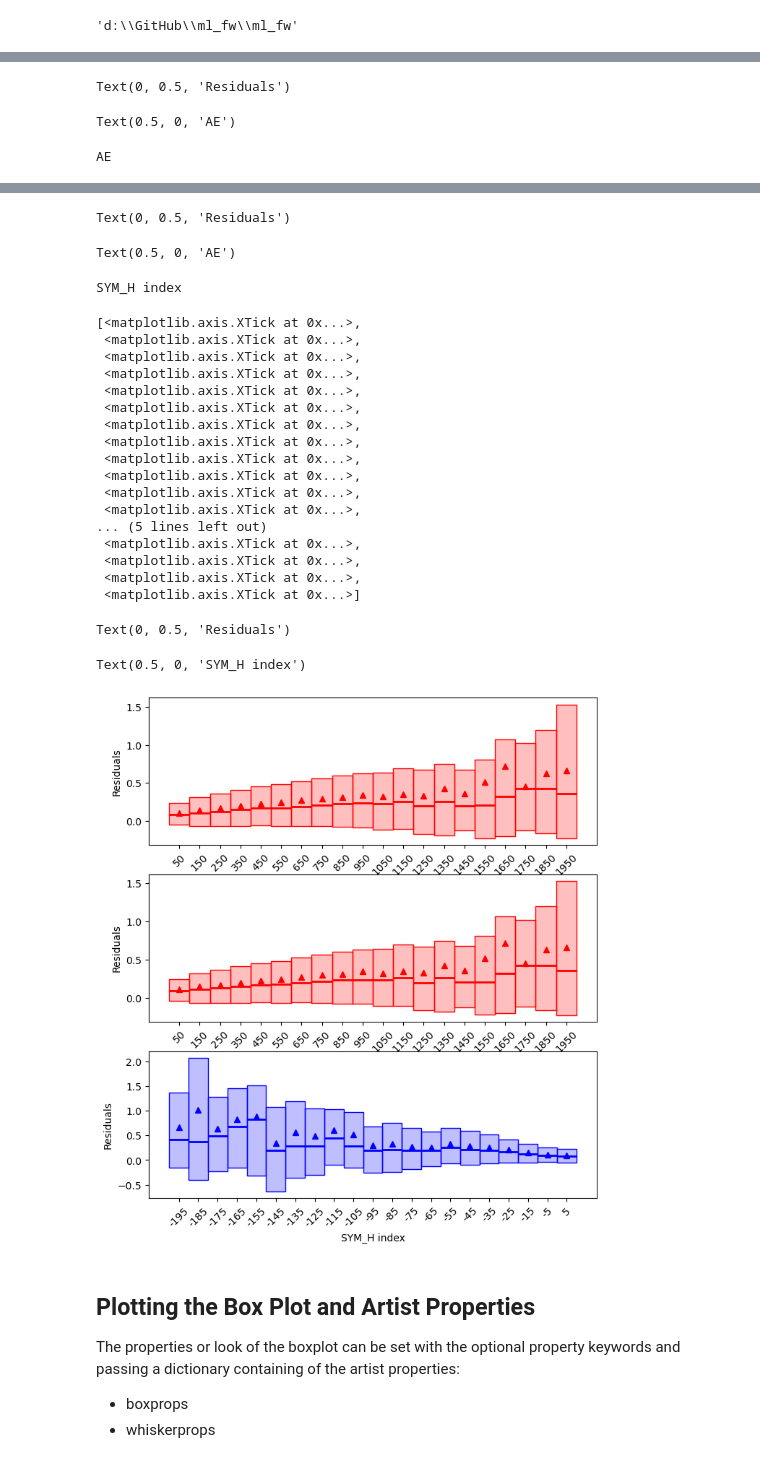
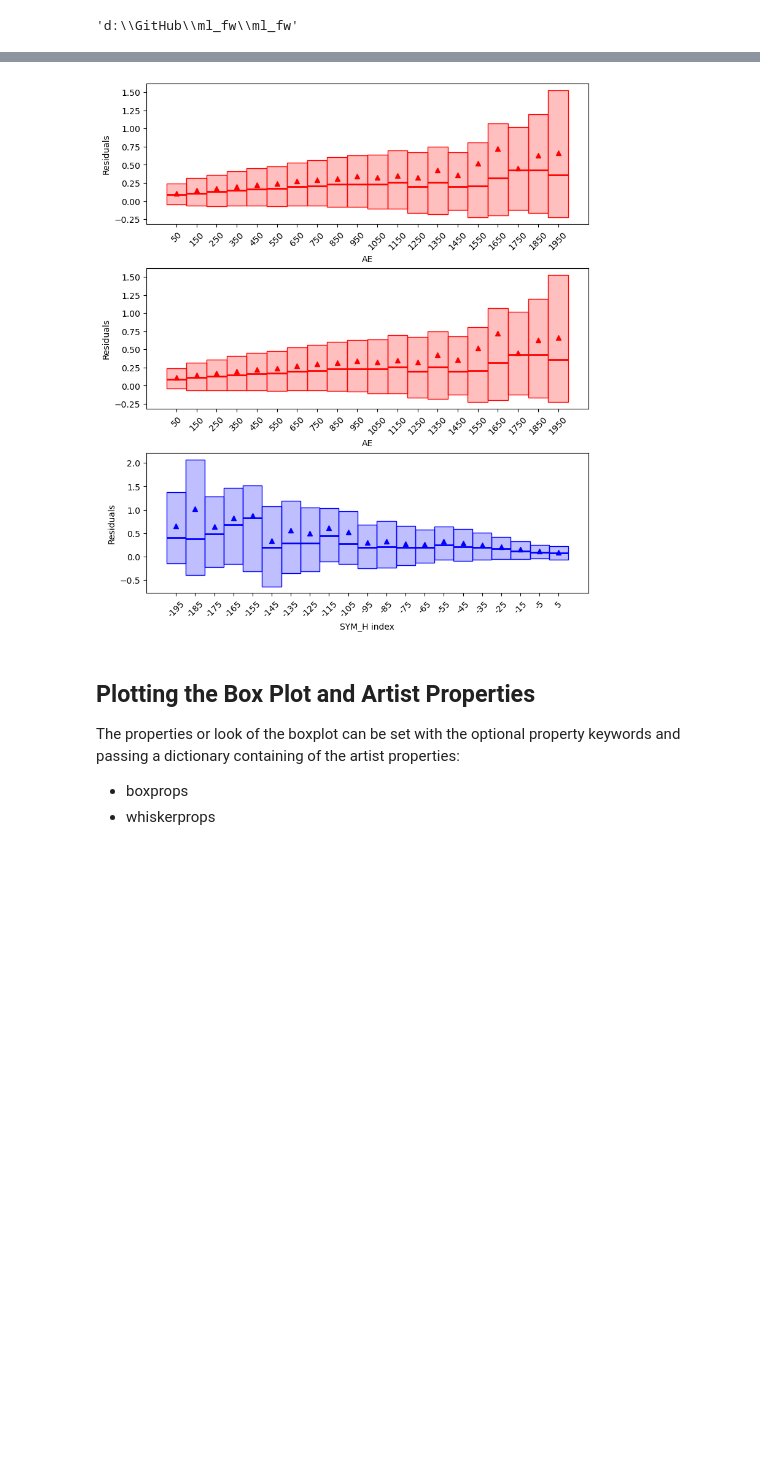
Before and after one commit to kylermurphy/ml_fw, a Jupyter notebook: Notebooks/Residual_boxvx.ipynb, the cells around one changed output, grey strips where cells are left out. Cells and saved outputs as stored; diff of their text form; code cells hidden in the pictures; blank space fills up the shorter version.

```diff
--- a/Notebooks/Residual_boxvx.ipynb
+++ b/Notebooks/Residual_boxvx.ipynb
@@ -53,6 +53,7 @@ box_dat = inspect.boxplot_vx(dat[x_dat],dat[y_dat], whisker=whisker,
 # plot the data
 InteractiveShell.ast_node_interactivity = "last_expr"
 fig, ax = plt.subplots(3,1, figsize=(8,9))
+fig.set_constrained_layout(True)
 
 # boxplot_vx returns a dictionary for each of x_dat which contains
 # the required values to plot a boxplot using bxp()
@@ -128,3 +110,0 @@ for (key, value), ap, bc, in zip(box_dat.items(), ax[1:], pc):
-Text(0, 0.5, 'Residuals')
-Text(0.5, 0, 'AE')
-AE
@@ -151,26 +111,4 @@ AE
-Text(0, 0.5, 'Residuals')
-Text(0.5, 0, 'AE')
-SYM_H index
-[<matplotlib.axis.XTick at 0x...>,
- <matplotlib.axis.XTick at 0x...>,
- <matplotlib.axis.XTick at 0x...>,
- <matplotlib.axis.XTick at 0x...>,
- <matplotlib.axis.XTick at 0x...>,
- <matplotlib.axis.XTick at 0x...>,
- <matplotlib.axis.XTick at 0x...>,
- <matplotlib.axis.XTick at 0x...>,
- <matplotlib.axis.XTick at 0x...>,
- <matplotlib.axis.XTick at 0x...>,
- <matplotlib.axis.XTick at 0x...>,
- <matplotlib.axis.XTick at 0x...>,
-... (5 lines left out)
- <matplotlib.axis.XTick at 0x...>,
- <matplotlib.axis.XTick at 0x...>,
- <matplotlib.axis.XTick at 0x...>,
- <matplotlib.axis.XTick at 0x...>]
-Text(0, 0.5, 'Residuals')
-Text(0.5, 0, 'SYM_H index')
-[figure, old version]
+[figure, new version]
 # %% [markdown]
 ## Plotting the Box Plot and Artist Properties
 
```
Also changed, not shown: parts of 3 cells of this notebook, 1 other file.
